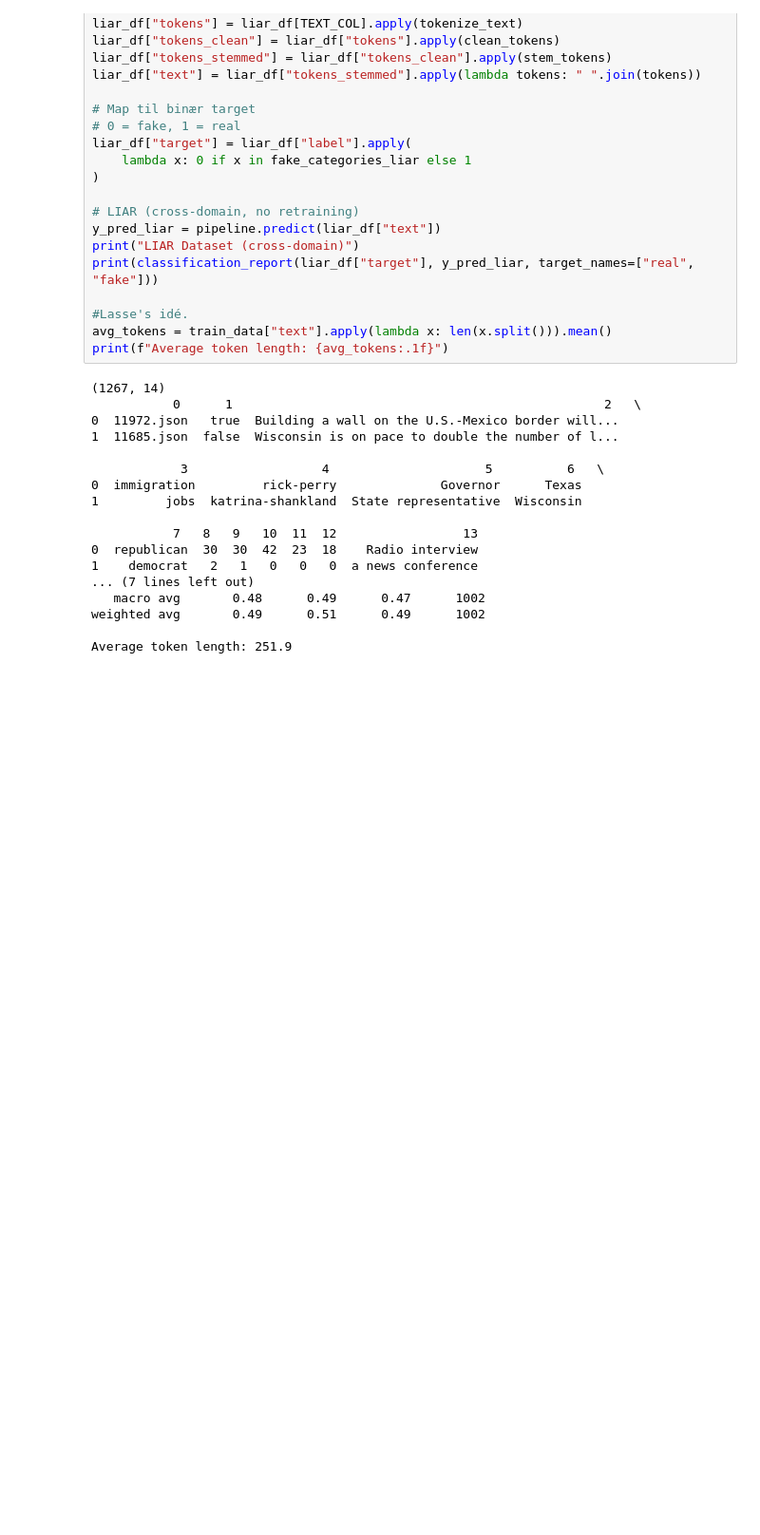
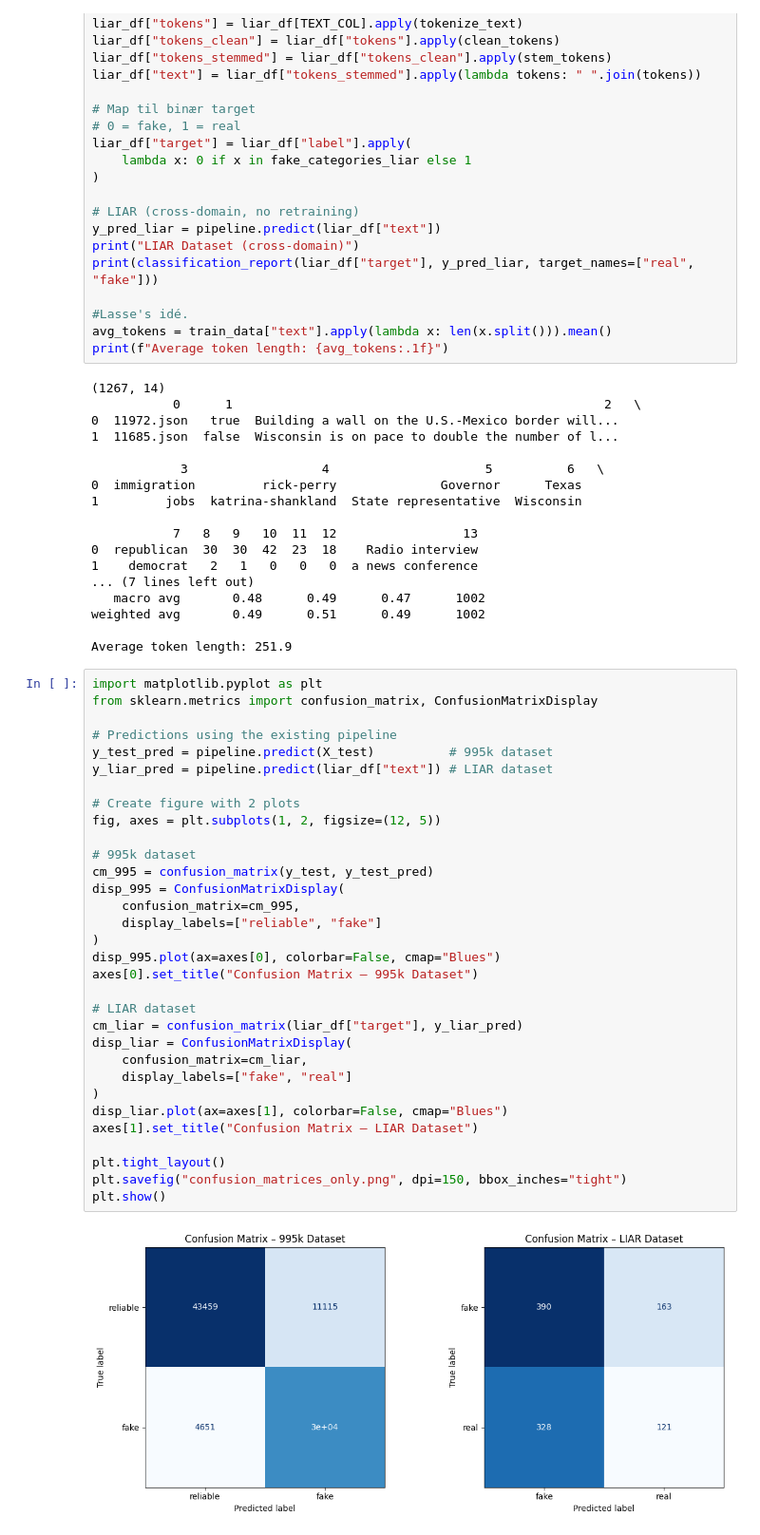
Before and after one commit to valdemark12345/GDS_FakeNewsProject, a Jupyter notebook: Code_NaiveBayes.ipynb, the cells around one changed output. Shown at 95% size. Saved outputs shown, nothing was run; the diff lists cells and outputs as text; blank space fills up the shorter version.

Commit message:
Added a confusion matrics

```diff
--- a/Code_NaiveBayes.ipynb
+++ b/Code_NaiveBayes.ipynb
@@ -238,3 +238,37 @@ print(f"Average token length: {avg_tokens:.1f}")
 weighted avg       0.49      0.51      0.49      1002
 
 Average token length: 251.9
+# %%
+import matplotlib.pyplot as plt
+from sklearn.metrics import confusion_matrix, ConfusionMatrixDisplay
+
+# Predictions using the existing pipeline
+y_test_pred = pipeline.predict(X_test)          # 995k dataset
+y_liar_pred = pipeline.predict(liar_df["text"]) # LIAR dataset
+
+# Create figure with 2 plots
+fig, axes = plt.subplots(1, 2, figsize=(12, 5))
+
+# 995k dataset
+cm_995 = confusion_matrix(y_test, y_test_pred)
+disp_995 = ConfusionMatrixDisplay(
+    confusion_matrix=cm_995,
+    display_labels=["reliable", "fake"]
+)
+disp_995.plot(ax=axes[0], colorbar=False, cmap="Blues")
+axes[0].set_title("Confusion Matrix – 995k Dataset")
+
+# LIAR dataset
+cm_liar = confusion_matrix(liar_df["target"], y_liar_pred)
+disp_liar = ConfusionMatrixDisplay(
+    confusion_matrix=cm_liar,
+    display_labels=["fake", "real"]
+)
+disp_liar.plot(ax=axes[1], colorbar=False, cmap="Blues")
+axes[1].set_title("Confusion Matrix – LIAR Dataset")
+
+plt.tight_layout()
+plt.savefig("confusion_matrices_only.png", dpi=150, bbox_inches="tight")
+plt.show()
+# %% [output]
+[figure, added]
```
